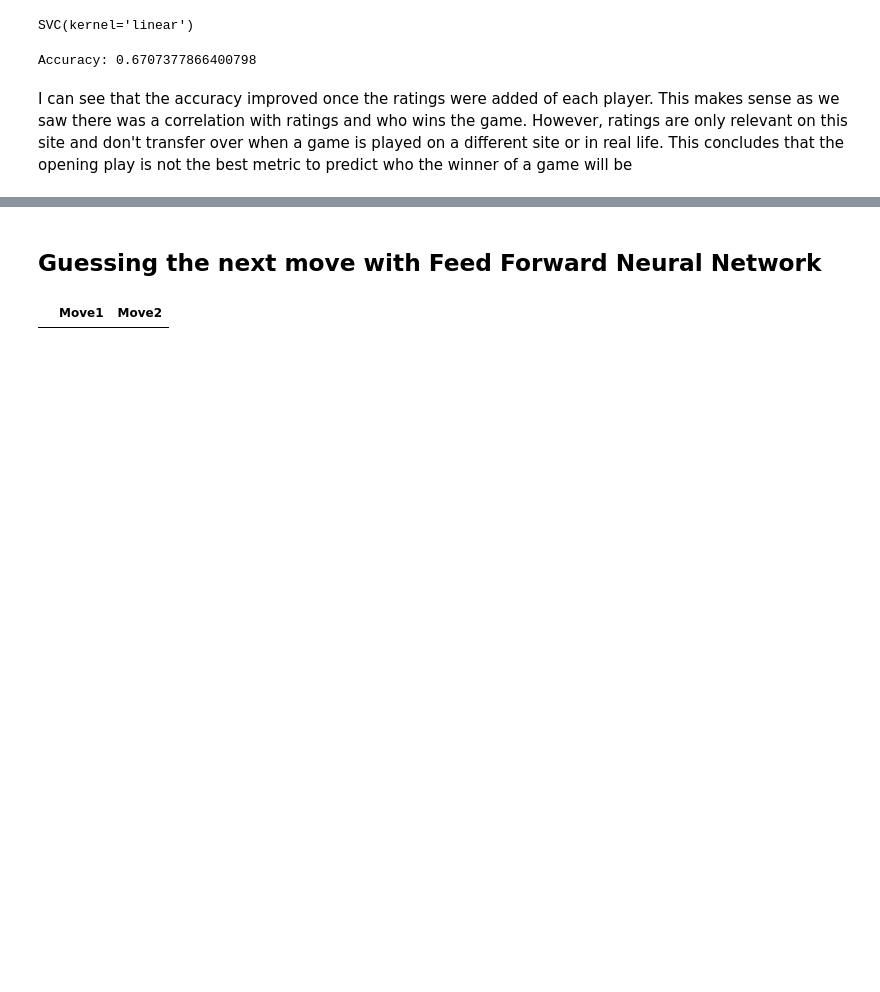
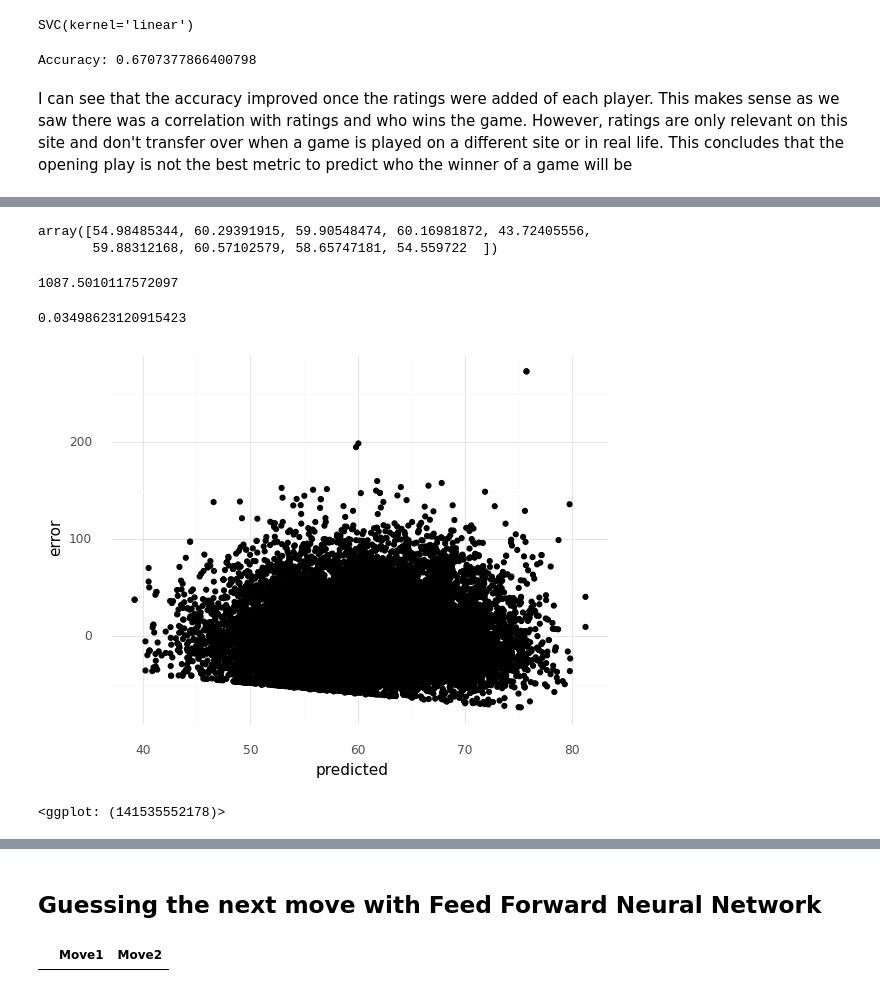
Before and after one commit to AaronShabanian/chessAnalysis, a Jupyter notebook: ChessAnalysis.ipynb, the cells around one changed output, grey strips where cells are left out. Saved outputs shown, nothing was run; the diff lists cells and outputs as text; code cells hidden in the pictures; blank space fills up the shorter version.

```diff
--- a/ChessAnalysis.ipynb
+++ b/ChessAnalysis.ipynb
@@ -176,0 +254,29 @@ I can see that the accuracy improved once the ratings were added of each player.
+# %%
+zScore = StandardScaler()
+zScore.fit(X)
+
+Xz = zScore.transform(X)
+# %%
+LR_Model1 = LinearRegression()
+LR_Model1.fit(Xz, Y)
+turn_pred = LR_Model1.predict(Xz)
+
+turn_pred[1:10]
+# %% [output]
+array([54.98485344, 60.29391915, 59.90548474, 60.16981872, 43.72405556,
+       59.88312168, 60.57102579, 58.65747181, 54.559722  ])
+# %%
+mean_squared_error(Y, turn_pred)
+# %% [output]
+1087.5010117572097
+# %%
+r2_score(Y, turn_pred)
+# %% [output]
+0.03498623120915423
+# %%
+assump = pd.DataFrame({"error":Y - turn_pred, "predicted": turn_pred})
+
+(ggplot(assump, aes(x = "predicted", y = "error")) + geom_point() + theme_minimal())
+# %% [output]
+[figure, added]
+<ggplot: (141535552178)>
```
Also changed, not shown: parts of 42 cells of this notebook.
